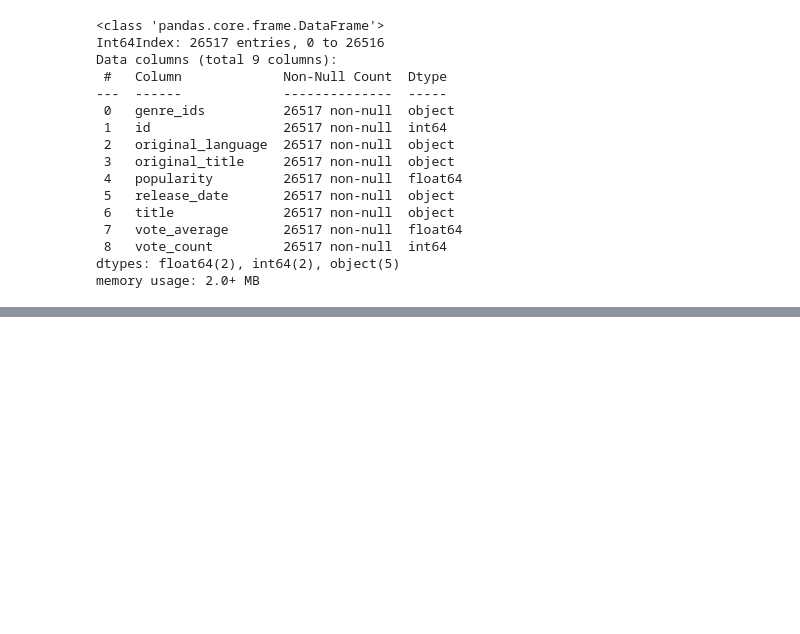
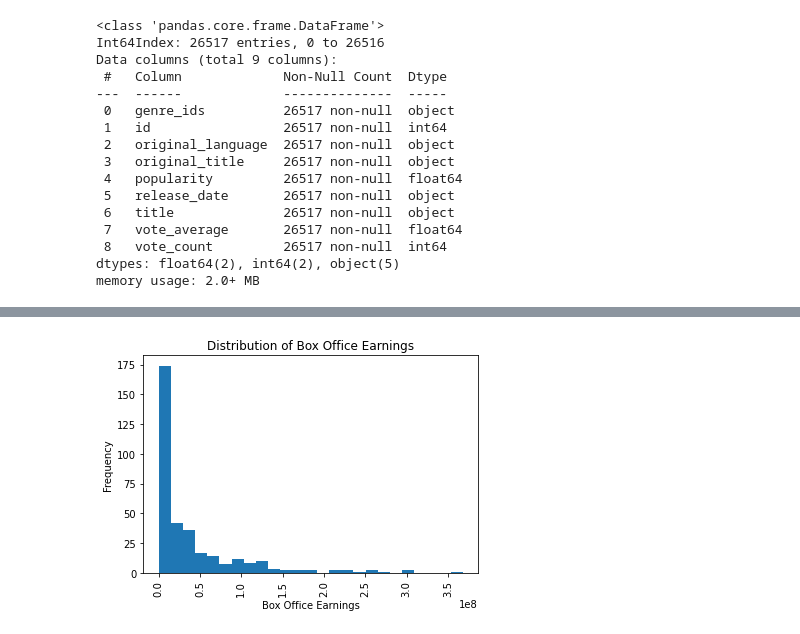
Before and after one commit to doriggs/Semester1Capstone, a Jupyter notebook: student.ipynb, the cells around one changed output, grey strips where cells are left out. Drawn from its saved outputs; the diff is of its cells as text; code cells hidden in the pictures; blank space fills up the shorter version.

```diff
--- a/student.ipynb
+++ b/student.ipynb
@@ -118,0 +185,11 @@ memory usage: 226.0+ KB
+# %%
+boxoffice_dist = [int(b.replace(",","")) for b in rt_movie_df["box_office"] if isinstance(b, str)]
+fig, ax = plt.subplots()
+ax.hist(boxoffice_dist, bins = 25)
+ax.set_title("Distribution of Box Office Earnings")
+ax.set_xlabel("Box Office Earnings")
+ax.set_ylabel("Frequency")
+plt.xticks(rotation = 90)
+fig.show()
+# %% [output]
+[figure, added]
```
Also changed, not shown: parts of 16 cells of this notebook.
